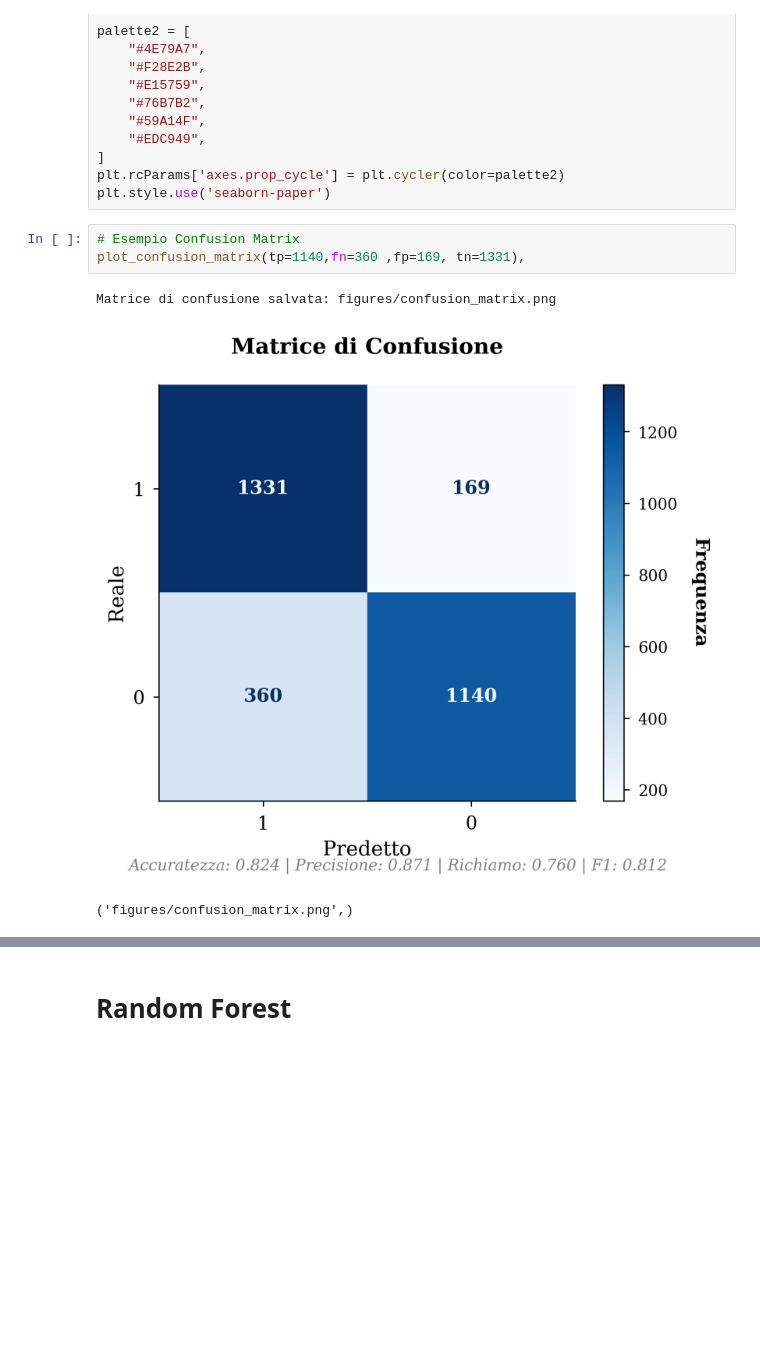
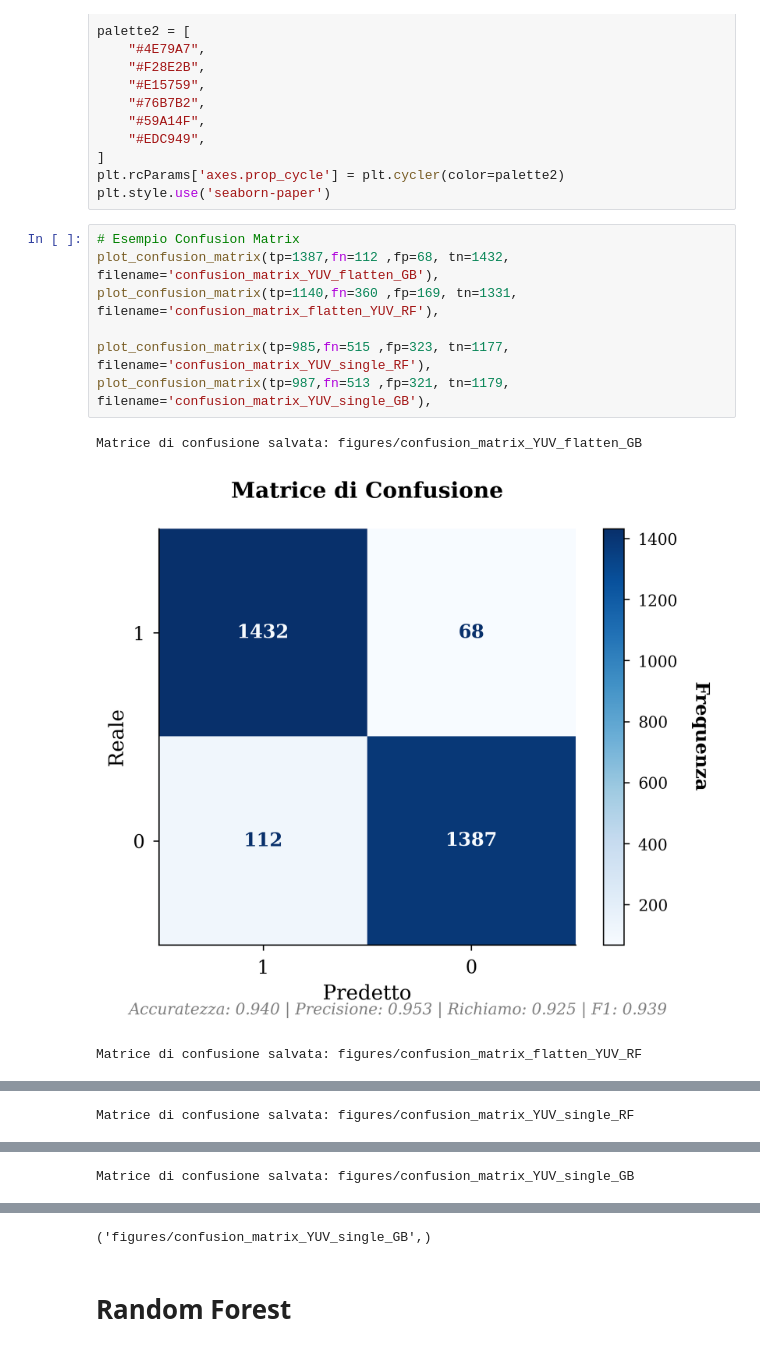
Before and after one commit to edorustichini/thesis, a Jupyter notebook: src/notebooks/notebook_results.ipynb, the cells around one changed output, grey strips where cells are left out. Cells and saved outputs as stored; diff of their text form; blank space fills up the shorter version.

Commit message:
Confusion Matrix

```diff
--- a/src/notebooks/notebook_results.ipynb
+++ b/src/notebooks/notebook_results.ipynb
@@ -81,8 +81,12 @@ plt.rcParams['axes.prop_cycle'] = plt.cycler(color=palette2)
 plt.style.use('seaborn-paper')
 # %%
 # Esempio Confusion Matrix
-plot_confusion_matrix(tp=1140,fn=360 ,fp=169, tn=1331),
+plot_confusion_matrix(tp=1387,fn=112 ,fp=68, tn=1432, filename='confusion_matrix_YUV_flatten_GB'),
+plot_confusion_matrix(tp=1140,fn=360 ,fp=169, tn=1331, filename='confusion_matrix_flatten_YUV_RF'),
+
+plot_confusion_matrix(tp=985,fn=515 ,fp=323, tn=1177, filename='confusion_matrix_YUV_single_RF'),
+plot_confusion_matrix(tp=987,fn=513 ,fp=321, tn=1179, filename='confusion_matrix_YUV_single_GB'),
 # %% [output]
-Matrice di confusione salvata: figures/confusion_matrix.png
+Matrice di confusione salvata: figures/confusion_matrix_YUV_flatten_GB
-[figure, old version]
+[figure, new version]
-('figures/confusion_matrix.png',)
+Matrice di confusione salvata: figures/confusion_matrix_flatten_YUV_RF
@@ -88,0 +94 @@ Matrice di confusione salvata: figures/confusion_matrix.png
+Matrice di confusione salvata: figures/confusion_matrix_YUV_single_RF
@@ -88,0 +96 @@ Matrice di confusione salvata: figures/confusion_matrix.png
+Matrice di confusione salvata: figures/confusion_matrix_YUV_single_GB
@@ -89,3 +98,4 @@ Matrice di confusione salvata: figures/confusion_matrix.png
+('figures/confusion_matrix_YUV_single_GB',)
 # %% [markdown]
 # Random Forest
 # %%
```
Also changed, not shown: parts of 1 cell of this notebook, 4 other files.
